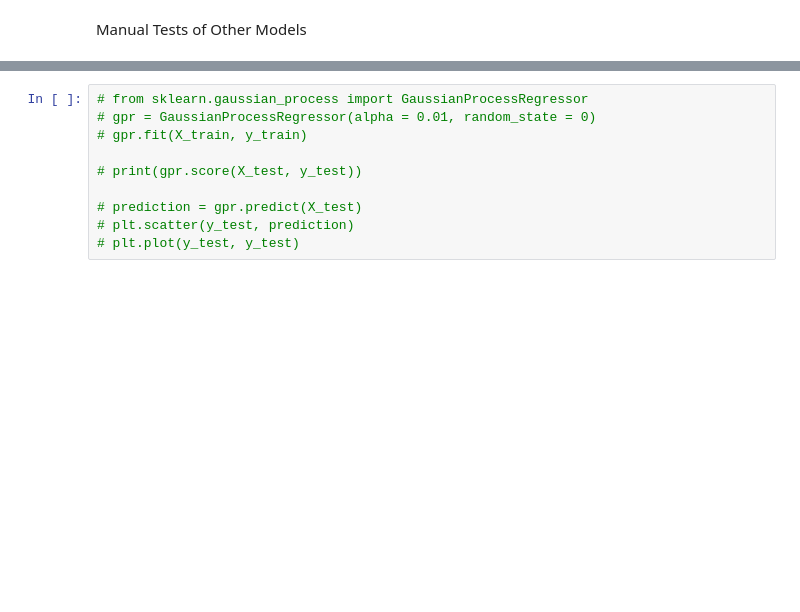
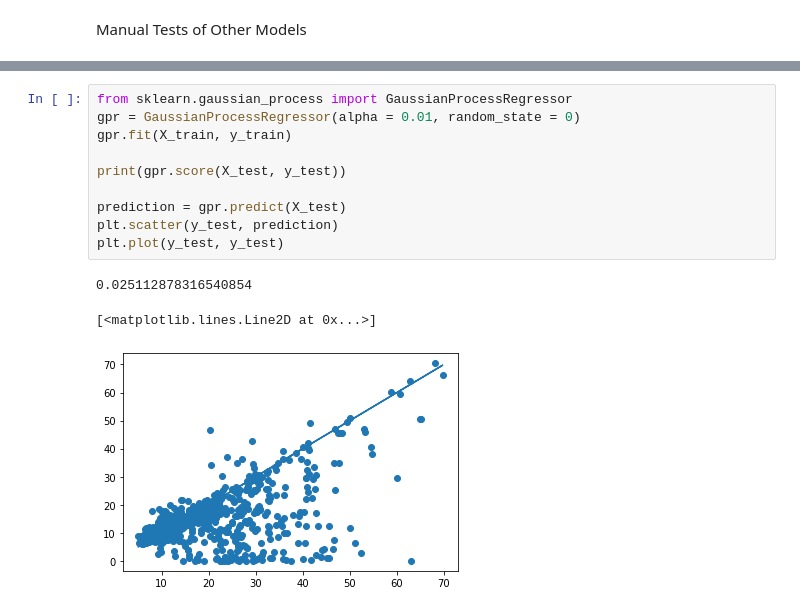
Before and after one commit to ajanaszak/Dev10Capstone, a Jupyter notebook: Code/modeling.ipynb, the cells around one changed output, grey strips where cells are left out. Cells and saved outputs as stored; diff of their text form; blank space fills up the shorter version.

```diff
--- a/Code/modeling.ipynb
+++ b/Code/modeling.ipynb
@@ -214,11 +227,15 @@ Manual Tests of Other Models
 # %%
-# from sklearn.gaussian_process import GaussianProcessRegressor
-# gpr = GaussianProcessRegressor(alpha = 0.01, random_state = 0)
-# gpr.fit(X_train, y_train)
+from sklearn.gaussian_process import GaussianProcessRegressor
+gpr = GaussianProcessRegressor(alpha = 0.01, random_state = 0)
+gpr.fit(X_train, y_train)
 
-# print(gpr.score(X_test, y_test))
+print(gpr.score(X_test, y_test))
 
-# prediction = gpr.predict(X_test)
-# plt.scatter(y_test, prediction)
-# plt.plot(y_test, y_test)
+prediction = gpr.predict(X_test)
+plt.scatter(y_test, prediction)
+plt.plot(y_test, y_test)
+# %% [output]
+0.025112878316540854
+[<matplotlib.lines.Line2D at 0x...>]
+[figure, added]
 # %%
```
Also changed, not shown: parts of 19 cells of this notebook, 1 other file.
